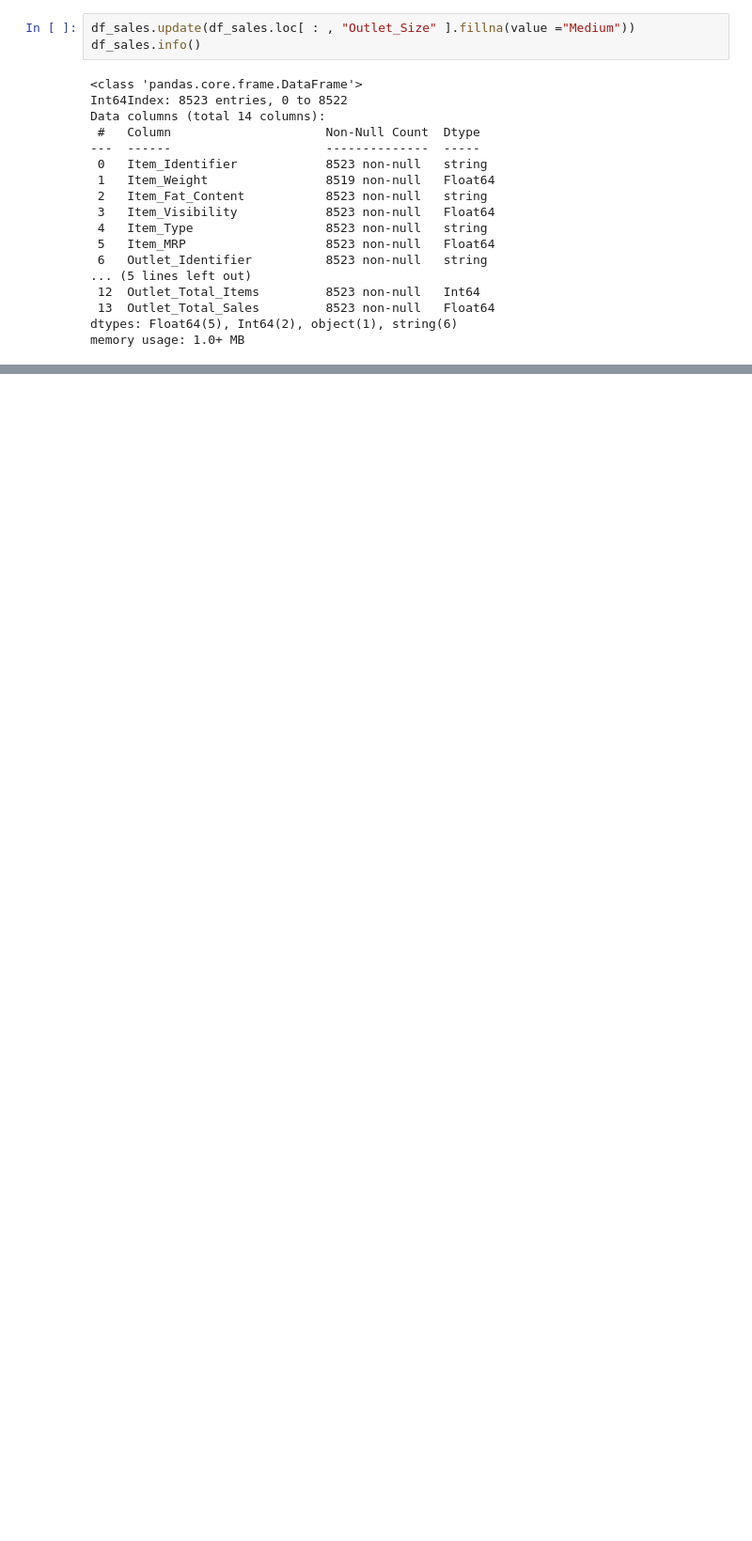
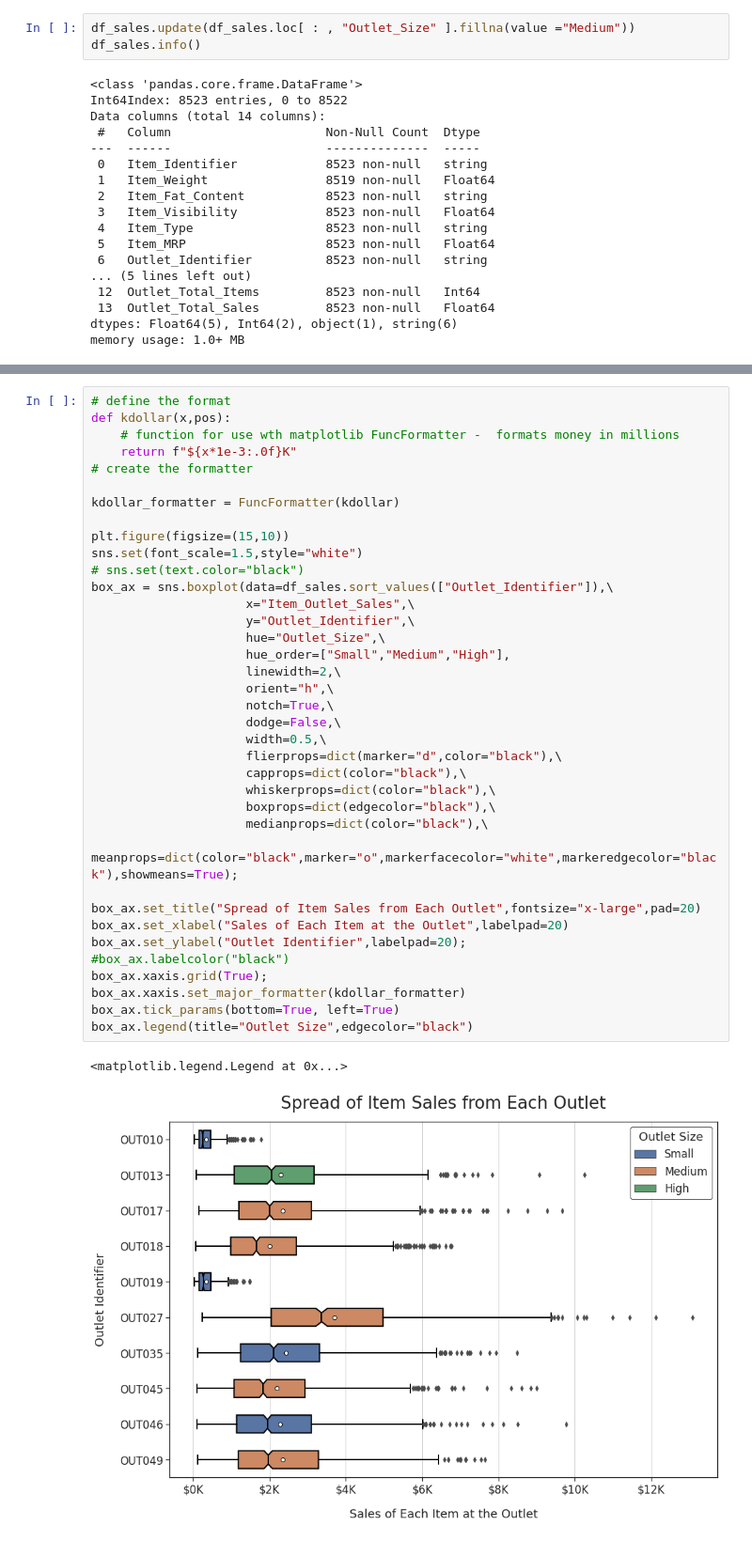
Before and after one commit to bngrossmann/food-sales-predictions, a Jupyter notebook: food_sales_predition.ipynb, the cells around one changed output, grey strips where cells are left out. Shown at 94% size. Cells and saved outputs as stored; diff of their text form; blank space fills up the shorter version.

```diff
--- a/food_sales_predition.ipynb
+++ b/food_sales_predition.ipynb
@@ -501,0 +487,40 @@ heat_ax.set(title="Heatmap Correlating the Data ");
+# %%
+# define the format
+def kdollar(x,pos):
+    # function for use wth matplotlib FuncFormatter -  formats money in millions
+    return f"${x*1e-3:.0f}K"
+# create the formatter
+
+kdollar_formatter = FuncFormatter(kdollar)
+
+plt.figure(figsize=(15,10))
+sns.set(font_scale=1.5,style="white")
+# sns.set(text.color="black")
+box_ax = sns.boxplot(data=df_sales.sort_values(["Outlet_Identifier"]),\
+                     x="Item_Outlet_Sales",\
+                     y="Outlet_Identifier",\
+                     hue="Outlet_Size",\
+                     hue_order=["Small","Medium","High"],
+                     linewidth=2,\
+                     orient="h",\
+                     notch=True,\
+                     dodge=False,\
+                     width=0.5,\
+                     flierprops=dict(marker="d",color="black"),\
+                     capprops=dict(color="black"),\
+                     whiskerprops=dict(color="black"),\
+                     boxprops=dict(edgecolor="black"),\
+                     medianprops=dict(color="black"),\
+                     meanprops=dict(color="black",marker="o",markerfacecolor="white",markeredgecolor="black"),showmeans=True);
+
+box_ax.set_title("Spread of Item Sales from Each Outlet",fontsize="x-large",pad=20)
+box_ax.set_xlabel("Sales of Each Item at the Outlet",labelpad=20)
+box_ax.set_ylabel("Outlet Identifier",labelpad=20);
+#box_ax.labelcolor("black")
+box_ax.xaxis.grid(True);
+box_ax.xaxis.set_major_formatter(kdollar_formatter)
+box_ax.tick_params(bottom=True, left=True)
+box_ax.legend(title="Outlet Size",edgecolor="black")
+# %% [output]
+<matplotlib.legend.Legend at 0x...>
+[figure, added]
```
Also changed, not shown: parts of 79 cells of this notebook.
